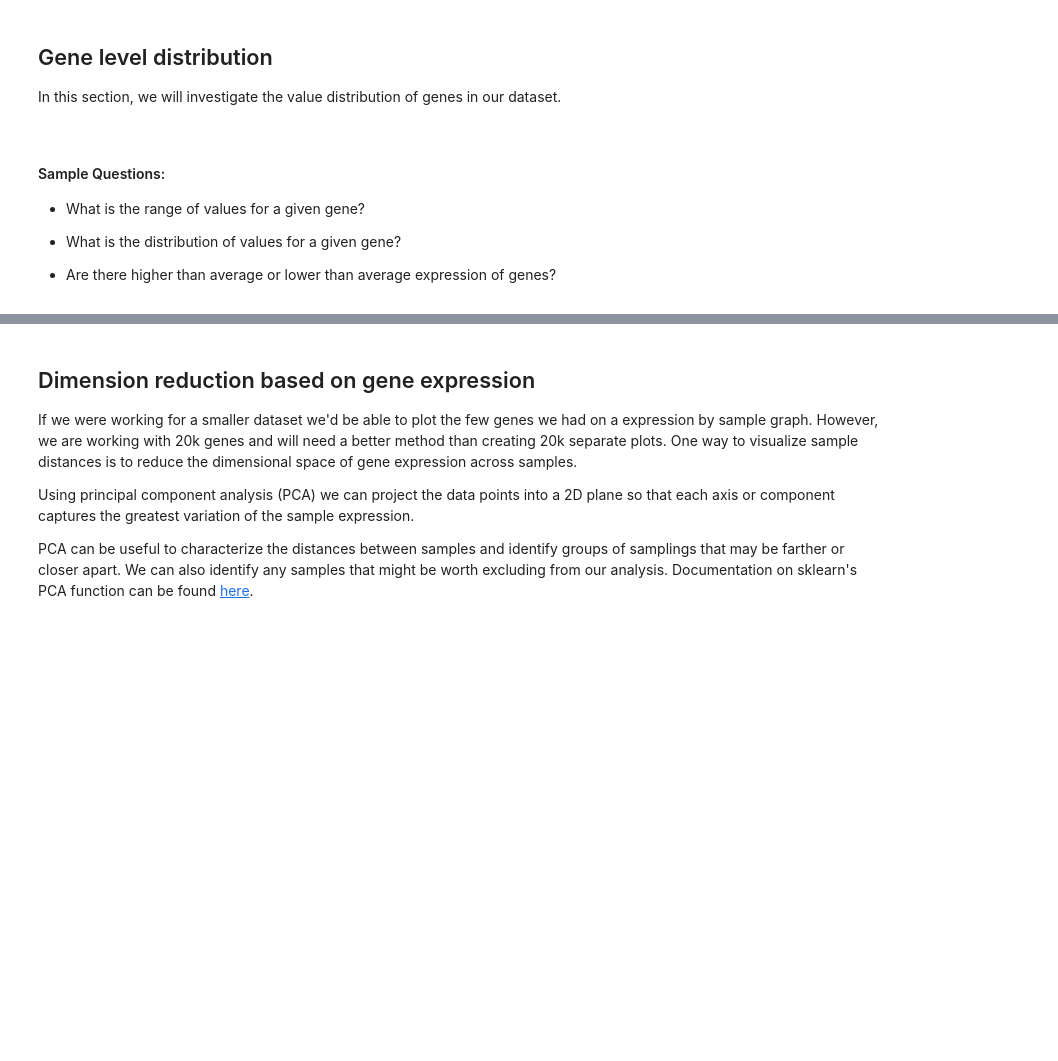
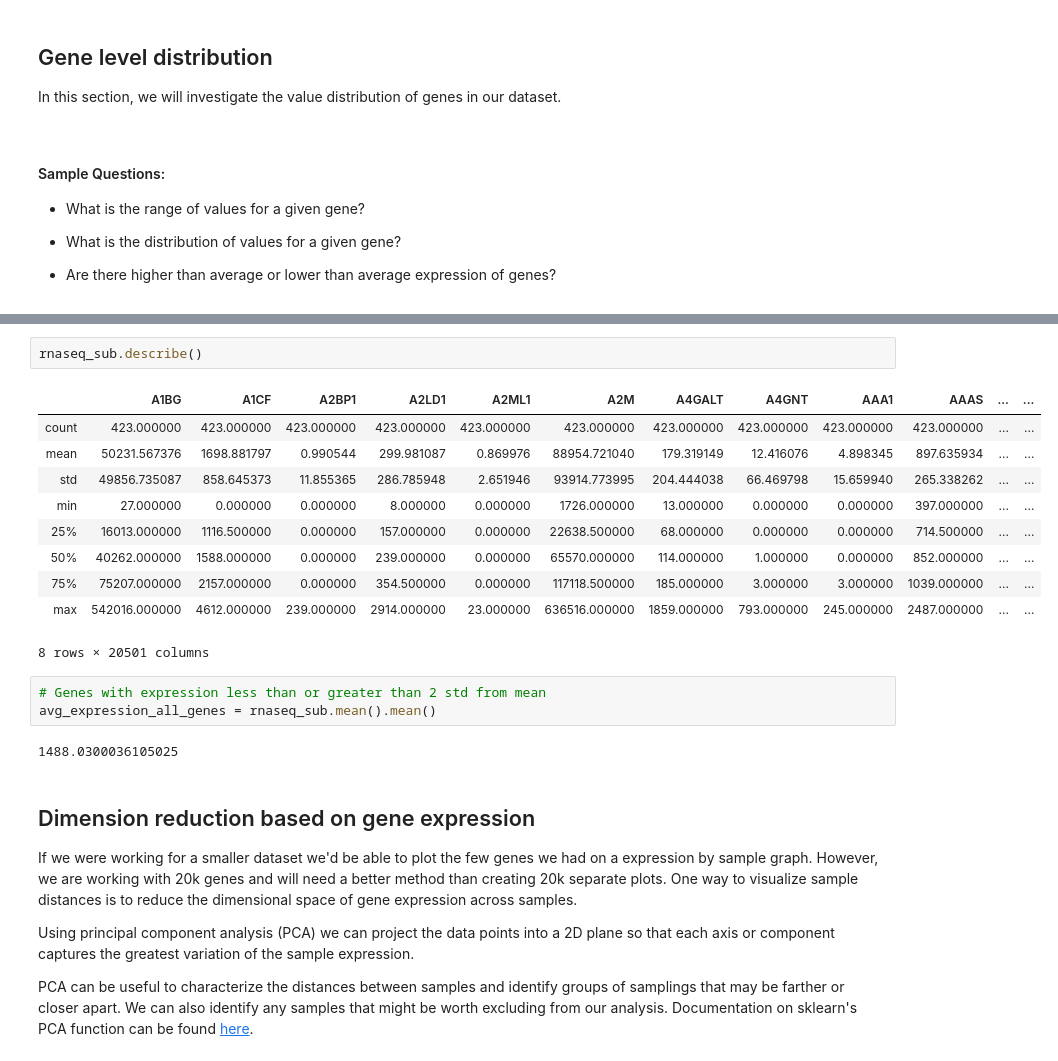
Before and after one commit to sohilsshah91/hacknights, a Jupyter notebook: tcga-series/workshop1/Hacknights_TCGA_EDA_key.ipynb, the cells around one changed output, grey strips where cells are left out. Drawn from its saved outputs; the diff is of its cells as text; blank space fills up the shorter version.

```diff
--- a/tcga-series/workshop1/Hacknights_TCGA_EDA_key.ipynb
+++ b/tcga-series/workshop1/Hacknights_TCGA_EDA_key.ipynb
@@ -107,3 +119,21 @@ In this section, we will investigate the value distribution of genes in our data
+# %%
+rnaseq_sub.describe()
+# %% [output]
+|  | A1BG | A1CF | A2BP1 | A2LD1 | A2ML1 | A2M | A4GALT | A4GNT | AAA1 | AAAS | ... | ... |
+| count | 423.000000 | 423.000000 | 423.000000 | 423.000000 | 423.000000 | 423.000000 | 423.000000 | 423.000000 | 423.000000 | 423.000000 | ... | ... |
+| mean | 50231.567376 | 1698.881797 | 0.990544 | 299.981087 | 0.869976 | 88954.721040 | 179.319149 | 12.416076 | 4.898345 | 897.635934 | ... | ... |
+| std | 49856.735087 | 858.645373 | 11.855365 | 286.785948 | 2.651946 | 93914.773995 | 204.444038 | 66.469798 | 15.659940 | 265.338262 | ... | ... |
+| min | 27.000000 | 0.000000 | 0.000000 | 8.000000 | 0.000000 | 1726.000000 | 13.000000 | 0.000000 | 0.000000 | 397.000000 | ... | ... |
+| 25% | 16013.000000 | 1116.500000 | 0.000000 | 157.000000 | 0.000000 | 22638.500000 | 68.000000 | 0.000000 | 0.000000 | 714.500000 | ... | ... |
+| 50% | 40262.000000 | 1588.000000 | 0.000000 | 239.000000 | 0.000000 | 65570.000000 | 114.000000 | 1.000000 | 0.000000 | 852.000000 | ... | ... |
+| 75% | 75207.000000 | 2157.000000 | 0.000000 | 354.500000 | 0.000000 | 117118.500000 | 185.000000 | 3.000000 | 3.000000 | 1039.000000 | ... | ... |
+| max | 542016.000000 | 4612.000000 | 239.000000 | 2914.000000 | 23.000000 | 636516.000000 | 1859.000000 | 793.000000 | 245.000000 | 2487.000000 | ... | ... |
+8 rows × 20501 columns
+# %%
+# Genes with expression less than or greater than 2 std from mean
+avg_expression_all_genes = rnaseq_sub.mean().mean()
+# %% [output]
+1488.0300036105025
 # %% [markdown]
 ## Dimension reduction based on gene expression
 
```
Also changed, not shown: parts of 3 cells of this notebook.
